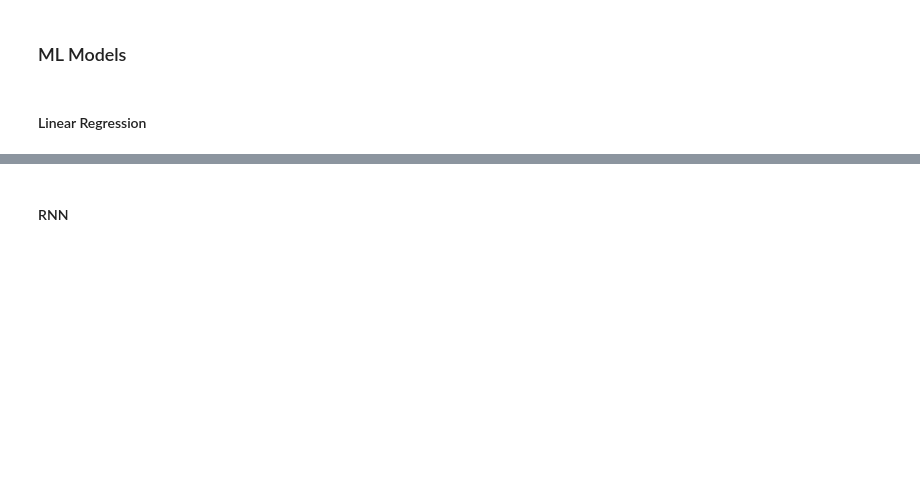
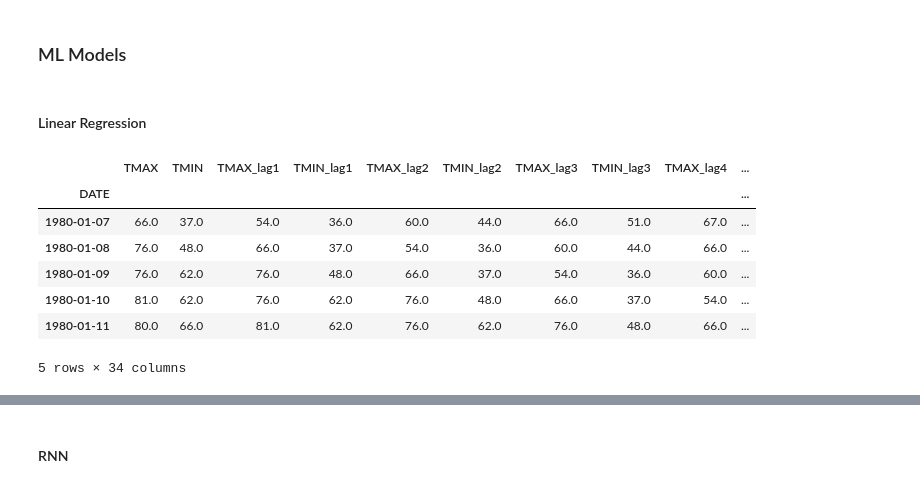
Before and after one commit to RaulCastillo547/WeatherForecasting, a Jupyter notebook: notebooks/model_baseline_training.ipynb, the cells around one changed output, grey strips where cells are left out. Drawn from its saved outputs; the diff is of its cells as text; code cells hidden in the pictures; blank space fills up the shorter version.

```diff
--- a/notebooks/model_baseline_training.ipynb
+++ b/notebooks/model_baseline_training.ipynb
@@ -29,10 +34,0 @@ raw_ghcnd[["DATE", "TMAX", "TMIN", "PRCP"]].head()
-# %%
-raw_ghcnd["MONTH"] = raw_ghcnd["DATE"].map(
-    lambda x: x.month
-)
-raw_ghcnd["DAY"] = raw_ghcnd["DATE"].map(
-    lambda x: x.day
-)
-raw_ghcnd["YEAR"] = raw_ghcnd["DATE"].map(
-    lambda x: x.year
-)
@@ -82,2 +82,9 @@ memory usage: 2.5 MB
 # %% [markdown]
 ### Baseline Models
+# %%
+tabular_train_df, tabular_val_df, tabular_test_df = process_tabular_ghcnd(raw_ghcnd)
+regular_train_df, _, _ = process_tabular_ghcnd(raw_ghcnd) # For Climatology as above removes the first 6 days of 1980
+
+print(f"Train Size: {len(tabular_train_df)}")
+print(f"Val Size: {len(tabular_val_df)}")
+print(f"Test Size: {len(tabular_test_df)}")
@@ -97,3 +255,14 @@ class ClimatologicalBaseline():
 ### ML Models
 # %% [markdown]
 #### Linear Regression
+# %%
+tabular_train_df.head()
+# %% [output]
+|  | TMAX | TMIN | TMAX_lag1 | TMIN_lag1 | TMAX_lag2 | TMIN_lag2 | TMAX_lag3 | TMIN_lag3 | TMAX_lag4 | ... |
+| DATE |  |  |  |  |  |  |  |  |  | ... |
+| 1980-01-07 | 66.0 | 37.0 | 54.0 | 36.0 | 60.0 | 44.0 | 66.0 | 51.0 | 67.0 | ... |
+| 1980-01-08 | 76.0 | 48.0 | 66.0 | 37.0 | 54.0 | 36.0 | 60.0 | 44.0 | 66.0 | ... |
+| 1980-01-09 | 76.0 | 62.0 | 76.0 | 48.0 | 66.0 | 37.0 | 54.0 | 36.0 | 60.0 | ... |
+| 1980-01-10 | 81.0 | 62.0 | 76.0 | 62.0 | 76.0 | 48.0 | 66.0 | 37.0 | 54.0 | ... |
+| 1980-01-11 | 80.0 | 66.0 | 81.0 | 62.0 | 76.0 | 62.0 | 76.0 | 48.0 | 66.0 | ... |
+5 rows × 34 columns
```
Also changed, not shown: parts of 27 cells of this notebook, 1 other file.
